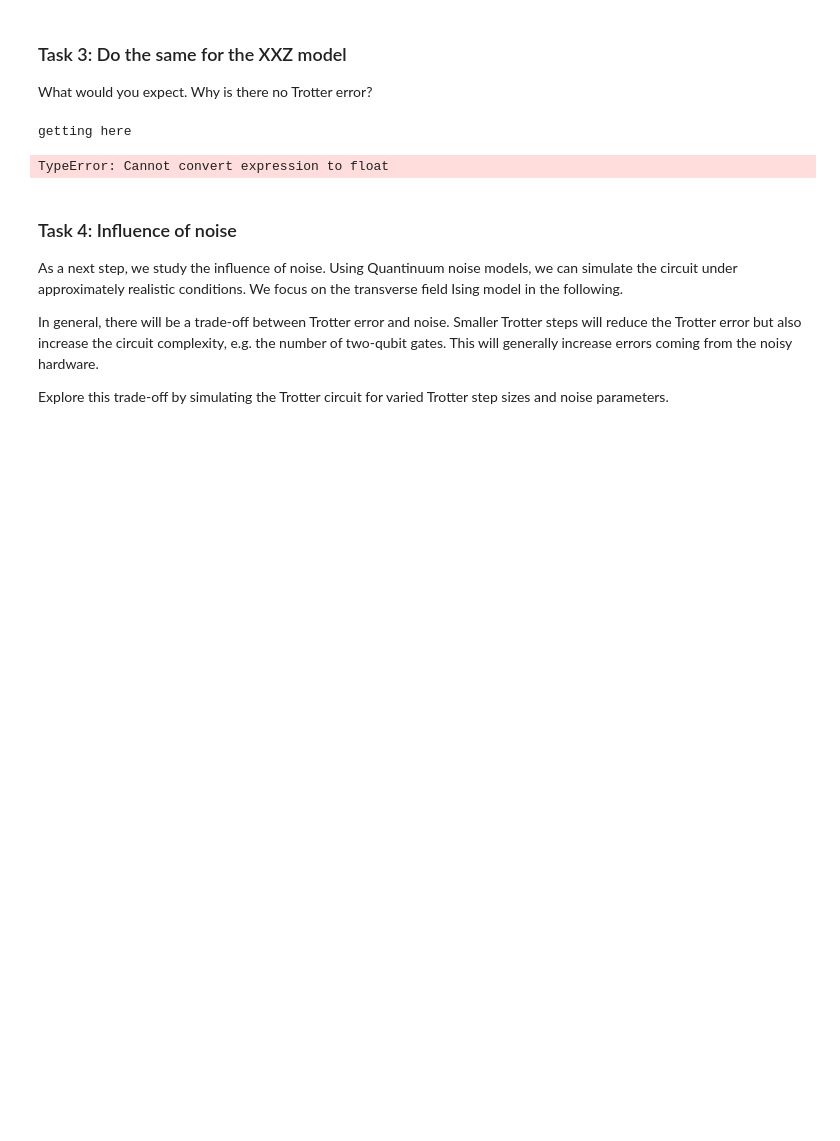
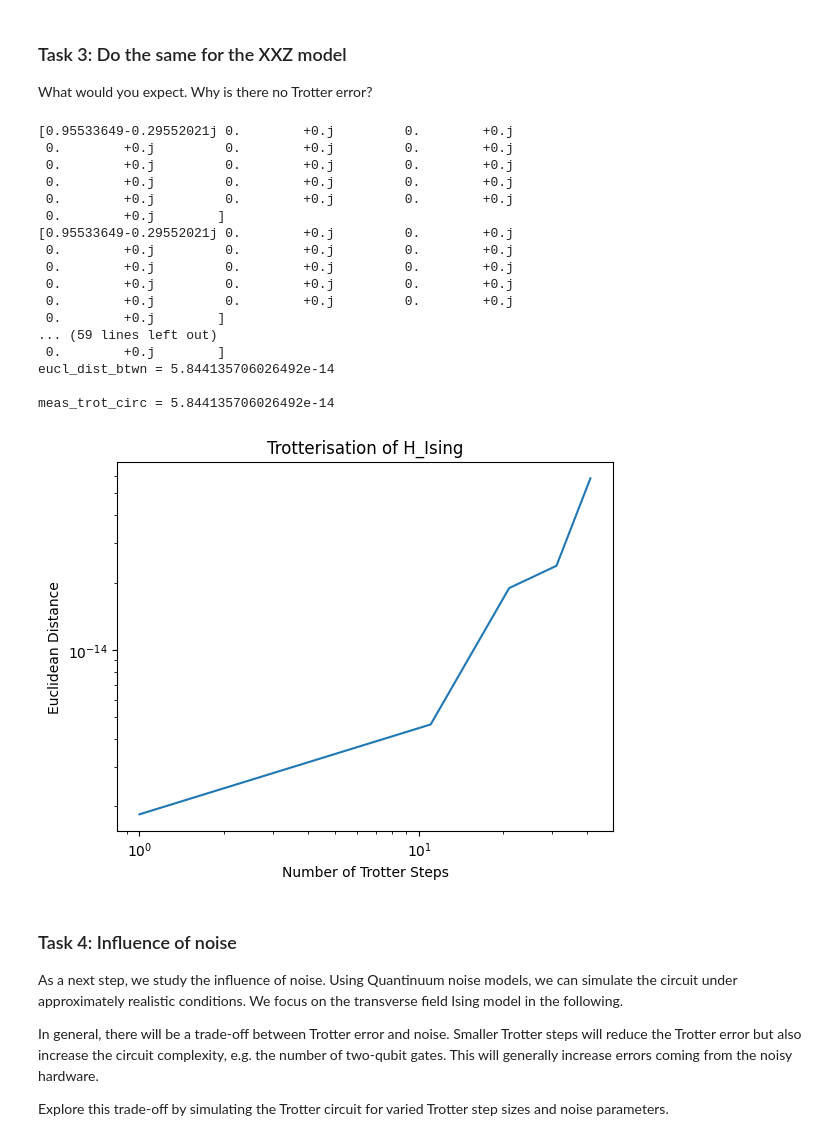
Before and after one commit to rockett-m/2025-Quantinuum, a Jupyter notebook: notebooks/hamiltonian_simulation.ipynb, the cells around one changed output. Saved outputs shown, nothing was run; the diff lists cells and outputs as text; code cells hidden in the pictures; blank space fills up the shorter version.

Commit message:
zero

```diff
--- a/notebooks/hamiltonian_simulation.ipynb
+++ b/notebooks/hamiltonian_simulation.ipynb
@@ -535,9 +534,9 @@ for num_trotter_steps in n_trotter_steps:
     )
 
     meas_trot_circ = measure_trotterised_circuit(
+        analytical_function=analytical_ising,
         circ=circ_trot,
         N=N,
-        analytical_function=analytical_ising
         # debug=True
     )
 
@@ -574,6 +570,9 @@ delta = 5
 
 What would you expect. Why is there no Trotter error?
 # %%
+# Define the constant delta
+delta = 0.1
+
 def new_HXXZ(circ_obj, t, N):
     for k in range(N-1):
         circ_obj.ZZPhase(2*t*delta/np.pi, k, k+1)
@@ -678,32 +599,80 @@ def new_analytical_ising(
+# %%
+def new_analytical_ising(
+    N: int,
+    t: int = 1,
+    g: int = 1,
+    J: float = 1.2,
+    debug: bool = False
+) -> np.array:
+    i = 1j
+
+    Z = np.array([[1,0],
+                 [0,-1]])
+    Y = np.array([[0, -i],
+                 [i, 0]])
+    X = np.array([[0,1],
+                [1,0]])
+    z_sum = poly_math(Z, N)
+    y_sum = poly_math(Y, N)
+    x_sum = poly_math(X, N)
+
+    H = delta * z_sum + x_sum + y_sum
+
+    V = np.zeros(len(H))
+    V[0] = 1
+
+    from scipy.linalg import expm
+    exponent = -i * H * t
+
+    vector = expm(exponent) @ V
+
+    print(vector)
+
+    return vector
 # %%
 # test trotterisation
 N = 4  # 0, 1, 2, 3
 # FIXME: e
-
 euclidean_distances = []
 
 for num_trotter_steps in n_trotter_steps:
 
     circ_trot = trotter_test(
         num_trotter_steps=num_trotter_steps,
         N=N,
-        H_ising=H_ising,
+        H_ising=new_HXXZ,
     )
 
     meas_trot_circ = measure_trotterised_circuit(
         circ=circ_trot,
         N=N,
         analytical_function=new_analytical_ising
         # debug=True
     )
 
     euclidean_distances.append(meas_trot_circ)
     print(f'{meas_trot_circ = }')
 
 graph_euclidean_distance(n_trotter_steps, euclidean_distances)
 # %% [output]
-getting here
+[0.95533649-0.29552021j 0.        +0.j         0.        +0.j
+ 0.        +0.j         0.        +0.j         0.        +0.j
+ 0.        +0.j         0.        +0.j         0.        +0.j
+ 0.        +0.j         0.        +0.j         0.        +0.j
+ 0.        +0.j         0.        +0.j         0.        +0.j
+ 0.        +0.j        ]
+[0.95533649-0.29552021j 0.        +0.j         0.        +0.j
+ 0.        +0.j         0.        +0.j         0.        +0.j
+ 0.        +0.j         0.        +0.j         0.        +0.j
+ 0.        +0.j         0.        +0.j         0.        +0.j
+ 0.        +0.j         0.        +0.j         0.        +0.j
+ 0.        +0.j        ]
+... (59 lines left out)
+ 0.        +0.j        ]
+eucl_dist_btwn = 5.844135706026492e-14
+
+meas_trot_circ = 5.844135706026492e-14
-TypeError: Cannot convert expression to float
+[figure, added]
 # %% [markdown]
 ### Task 4: Influence of noise
 
```
Also changed, not shown: parts of 6 cells of this notebook.
